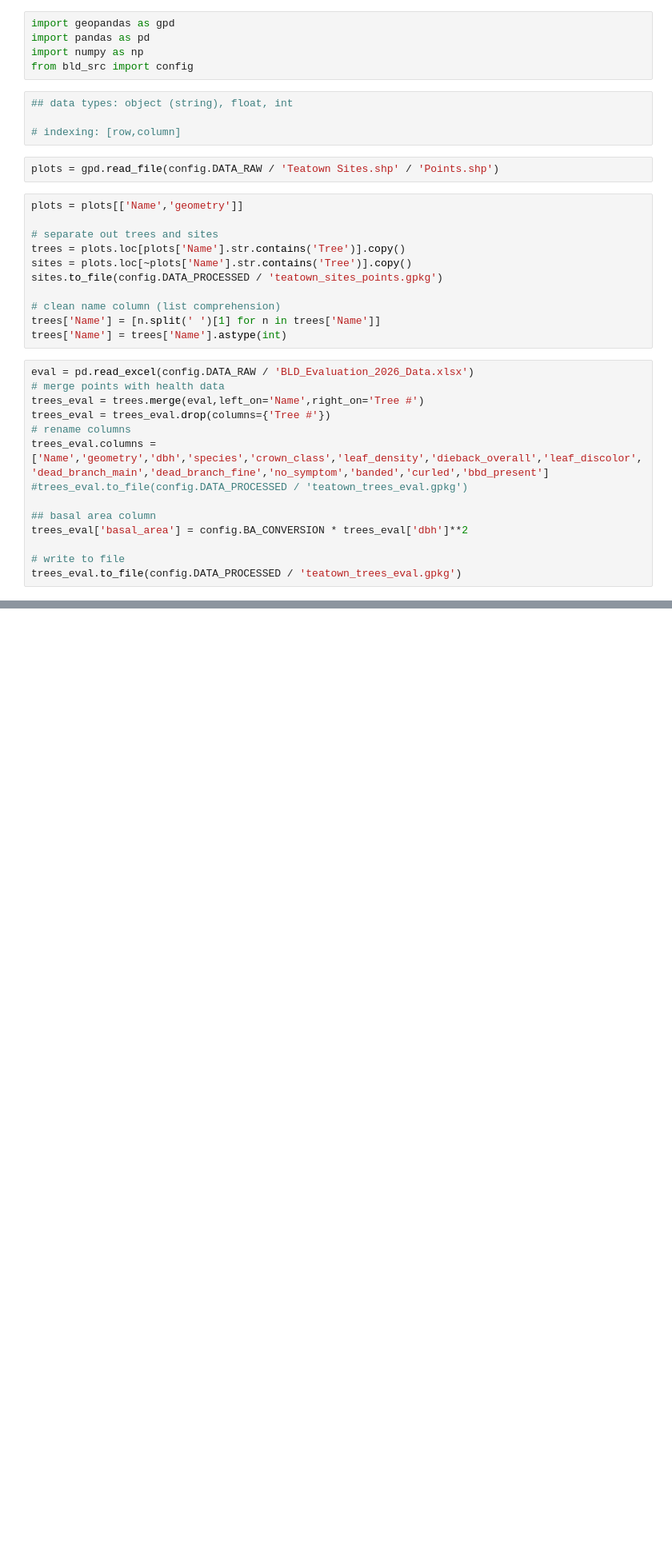
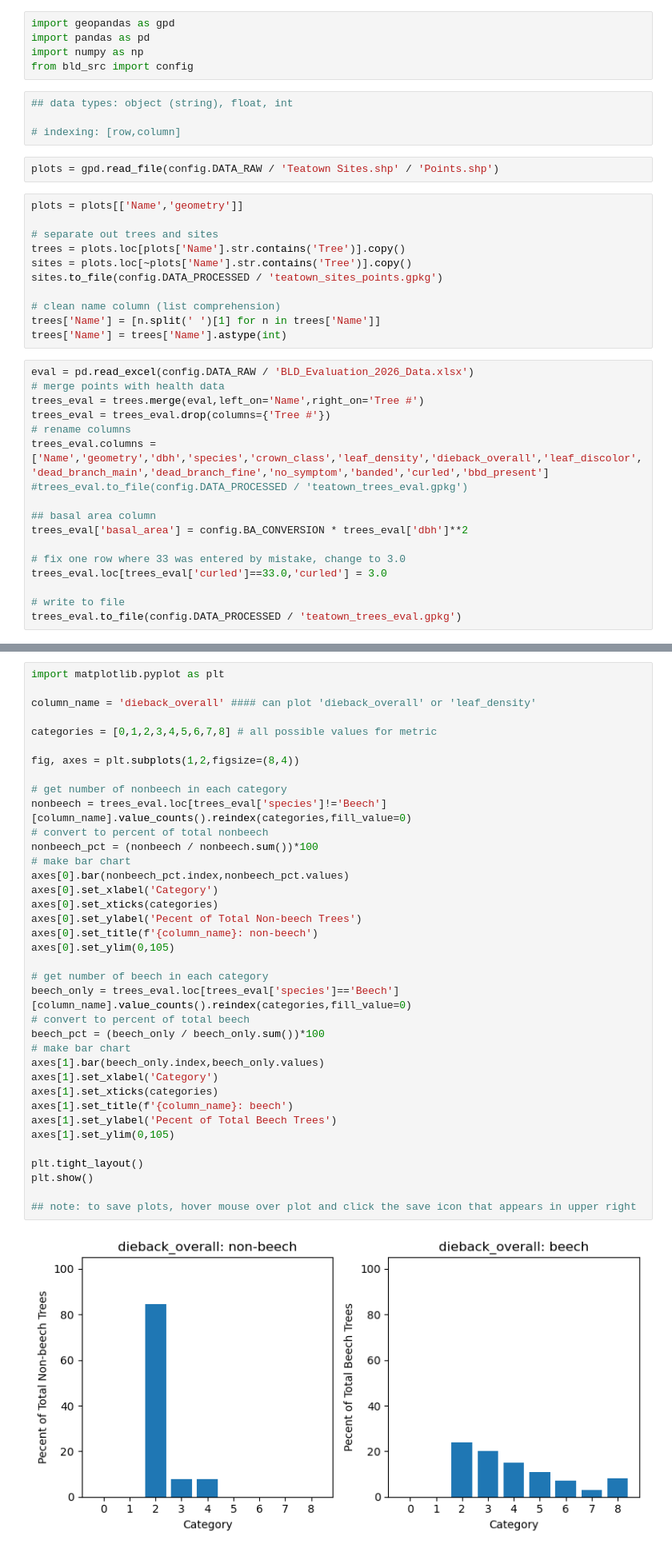
Before and after one commit to rosehanuy/bld_sentinel2, a Jupyter notebook: notebooks/gabriel_plots.ipynb, the cells around one changed output, grey strips where cells are left out. Shown at 80% size. Cells and saved outputs as stored; diff of their text form; blank space fills up the shorter version.

Commit message:
descriptive plots

```diff
--- a/notebooks/gabriel_plots.ipynb
+++ b/notebooks/gabriel_plots.ipynb
@@ -32,5 +32,8 @@ trees_eval.columns = ['Name','geometry','dbh','species','crown_class','leaf_dens
 ## basal area column
 trees_eval['basal_area'] = config.BA_CONVERSION * trees_eval['dbh']**2
 
+# fix one row where 33 was entered by mistake, change to 3.0
+trees_eval.loc[trees_eval['curled']==33.0,'curled'] = 3.0
+
 # write to file
 trees_eval.to_file(config.DATA_PROCESSED / 'teatown_trees_eval.gpkg')
@@ -52,0 +50,39 @@ trees_eval['beech_ba'] = np.where(is_beech,trees_eval['basal_area'],0.0)
+# %%
+import matplotlib.pyplot as plt
+
+column_name = 'dieback_overall' #### can plot 'dieback_overall' or 'leaf_density'
+
+categories = [0,1,2,3,4,5,6,7,8] # all possible values for metric
+
+fig, axes = plt.subplots(1,2,figsize=(8,4))
+
+# get number of nonbeech in each category
+nonbeech = trees_eval.loc[trees_eval['species']!='Beech'][column_name].value_counts().reindex(categories,fill_value=0)
+# convert to percent of total nonbeech
+nonbeech_pct = (nonbeech / nonbeech.sum())*100
+# make bar chart
+axes[0].bar(nonbeech_pct.index,nonbeech_pct.values)
+axes[0].set_xlabel('Category')
+axes[0].set_xticks(categories)
+axes[0].set_ylabel('Pecent of Total Non-beech Trees')
+axes[0].set_title(f'{column_name}: non-beech')
+axes[0].set_ylim(0,105)
+
+# get number of beech in each category
+beech_only = trees_eval.loc[trees_eval['species']=='Beech'][column_name].value_counts().reindex(categories,fill_value=0)
+# convert to percent of total beech
+beech_pct = (beech_only / beech_only.sum())*100
+# make bar chart
+axes[1].bar(beech_only.index,beech_only.values)
+axes[1].set_xlabel('Category')
+axes[1].set_xticks(categories)
+axes[1].set_title(f'{column_name}: beech')
+axes[1].set_ylabel('Pecent of Total Beech Trees')
+axes[1].set_ylim(0,105)
+
+plt.tight_layout()
+plt.show()
+
+## note: to save plots, hover mouse over plot and click the save icon that appears in upper right
+# %% [output]
+[figure, added]
```
Also changed, not shown: parts of 5 cells of this notebook.
